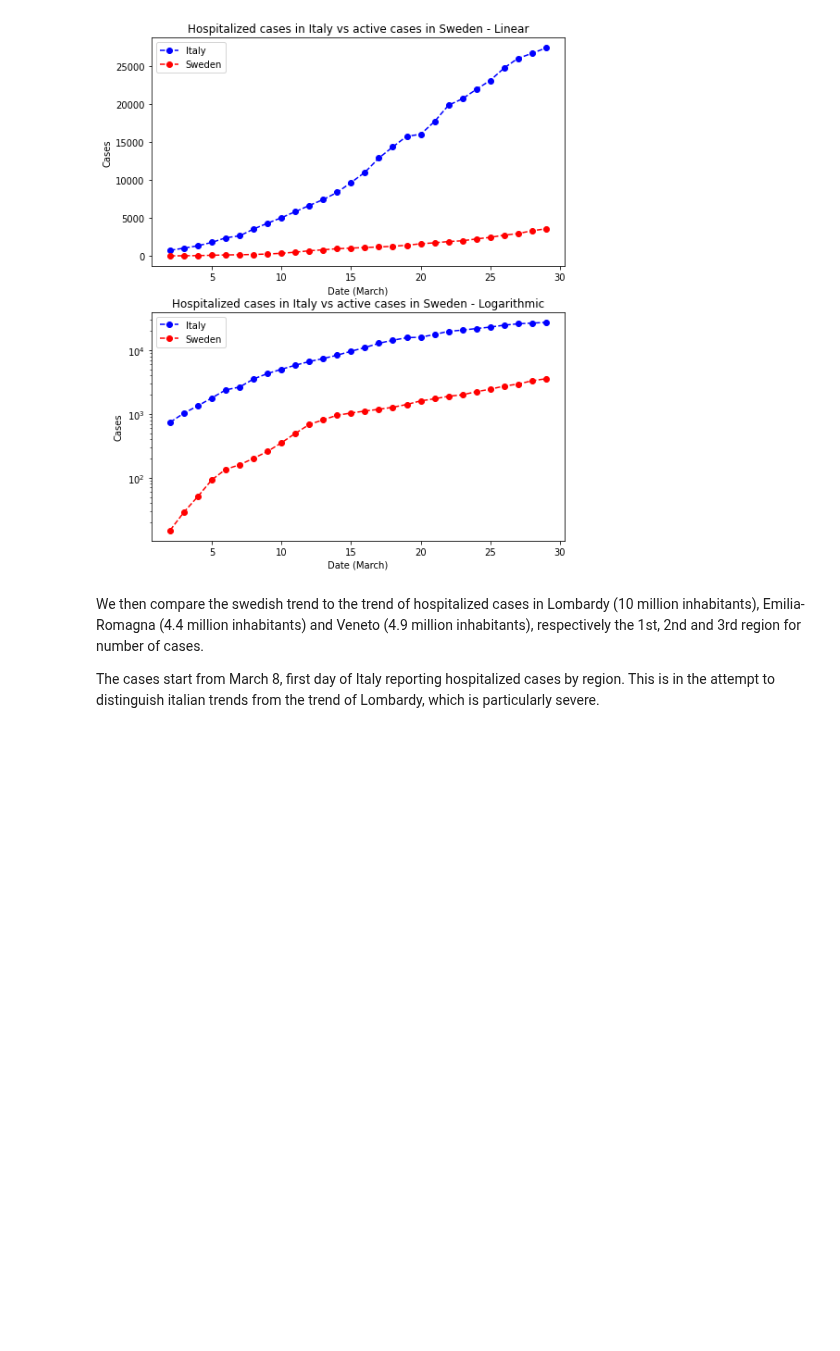
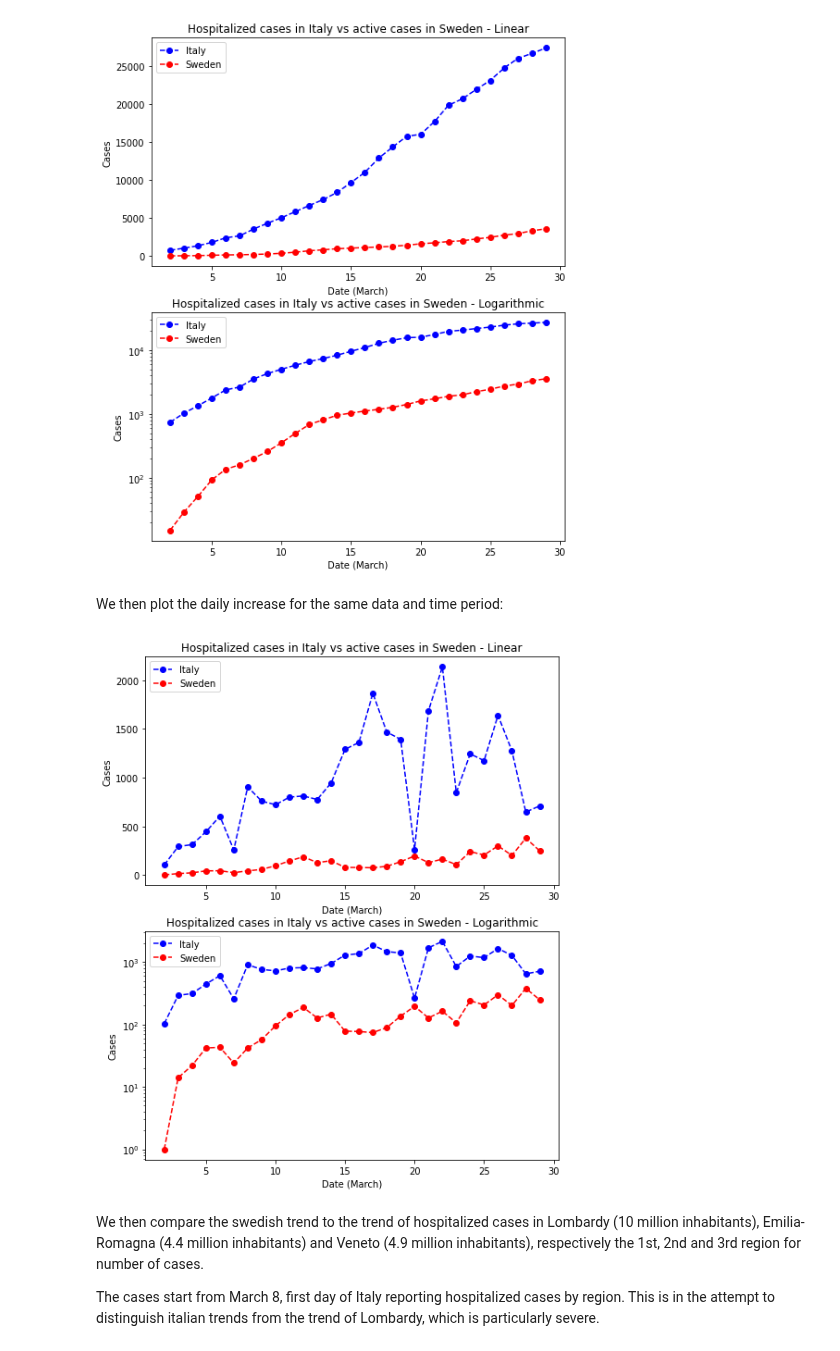
Before and after one commit to eera-l/Covid19-Sweden-Overview, a Jupyter notebook: c19-it-swe.ipynb, the cells around one changed output. Drawn from its saved outputs; the diff is of its cells as text; code cells hidden in the pictures; blank space fills up the shorter version.

Commit message:
added daily increase

```diff
--- a/c19-it-swe.ipynb
+++ b/c19-it-swe.ipynb
@@ -118,6 +118,47 @@ fig.set_figwidth(8)
 plt.show()
 # %% [output]
 [figure]
+# %% [markdown]
+We then plot the daily increase for the same data and time period:
+# %%
+import numpy as np
+import matplotlib.pyplot as plt
+
+it_hosp_day = [103, 292, 312, 444, 604, 257, 906, 759,
+               722, 800, 812, 776, 946, 1291, 1362, 1869,
+               1469, 1394, 263, 1688, 2138, 846, 1245, 1175,
+               1641, 1276, 647, 710]
+
+swe_active_day = [1, 14, 22, 42, 43, 24, 42, 57,
+                  95, 144, 187, 127, 146, 78, 77,
+                  74, 89, 136, 195, 127, 163, 106,
+                  240, 205, 299, 201, 378, 248]
+
+x = np.arange(2, 30)
+
+fig = plt.figure()
+ax1 = fig.add_subplot(211)
+ax1.plot(x, it_hosp_day, '--bo', label='Italy')
+ax1.plot(x, swe_active_day, '--ro', label='Sweden')
+ax1.legend(loc="upper left")
+ax1.set_title('Hospitalized cases in Italy vs active cases in Sweden - Linear')
+ax1.set_xlabel('Date (March)')
+ax1.set_ylabel('Cases')
+
+ax2 = fig.add_subplot(212)
+ax2.plot(x, it_hosp_day, '--bo', label='Italy')
+ax2.plot(x, swe_active_day, '--ro', label='Sweden')
+ax2.legend(loc="upper left")
+ax2.set_title('Hospitalized cases in Italy vs active cases in Sweden - Logarithmic')
+ax2.set_xlabel('Date (March)')
+ax2.set_ylabel('Cases')
+ax2.set_yscale('log')
+
+fig.set_figheight(10)
+fig.set_figwidth(8)
+plt.show()
+# %% [output]
+[figure, added]
 # %% [markdown]
 We then compare the swedish trend to the trend of hospitalized cases in Lombardy (10 million inhabitants), Emilia-Romagna (4.4 million inhabitants) and Veneto (4.9 million inhabitants), respectively the 1st, 2nd and 3rd region for number of cases.
 
```
